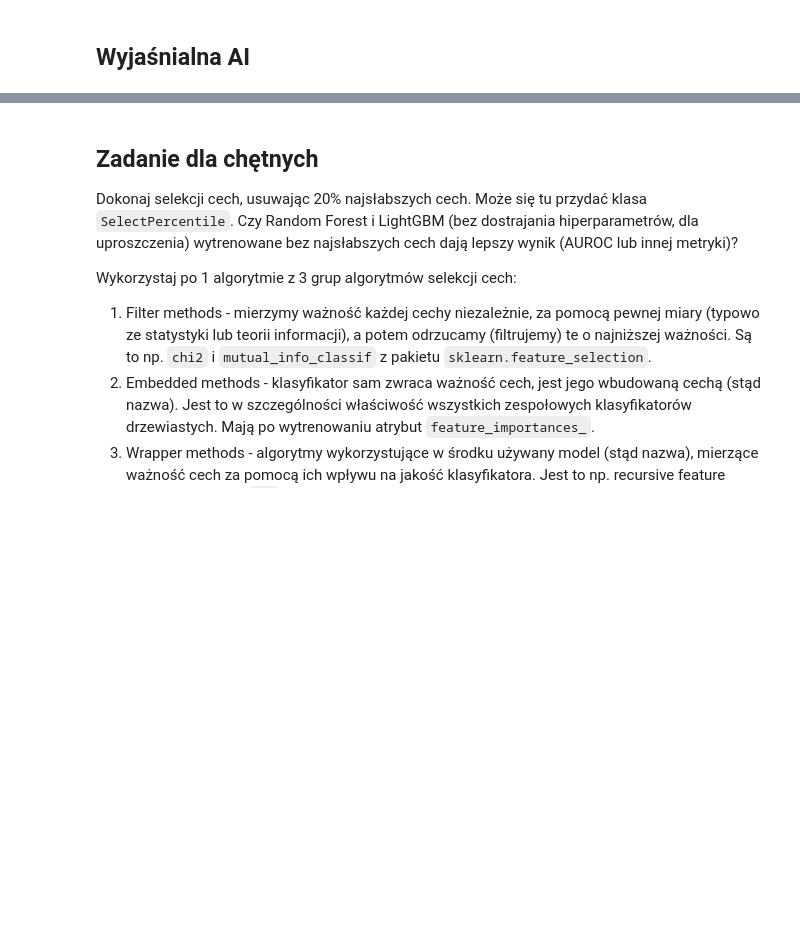
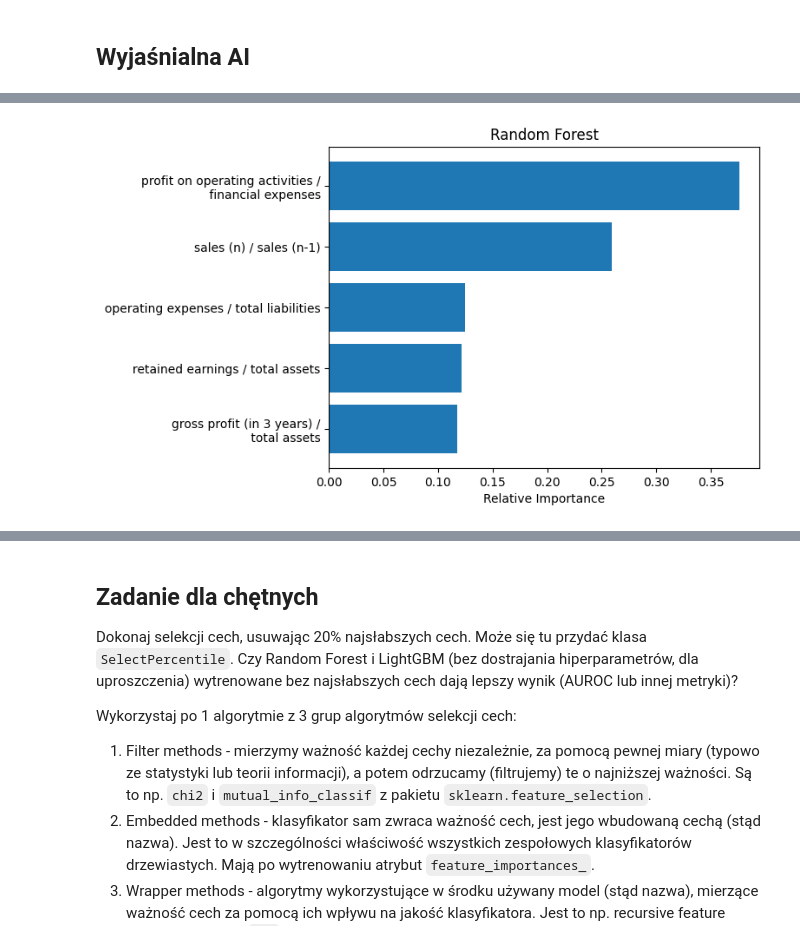
Before and after one commit to integraledelebesgue/ArtificialIntelligence, a Jupyter notebook: lab2/lab_2.ipynb, the cells around one changed output, grey strips where cells are left out. Saved outputs shown, nothing was run; the diff lists cells and outputs as text; code cells hidden in the pictures; blank space fills up the shorter version.

```diff
--- a/lab2/lab_2.ipynb
+++ b/lab2/lab_2.ipynb
@@ -547,0 +576,4 @@ report(model_tuned, X_test, y_test)
+# %%
+plot_importance(random_forest, 'Random Forest')
+# %% [output]
+[figure, added]
```
Also changed, not shown: parts of 89 cells of this notebook, 2 other files.
